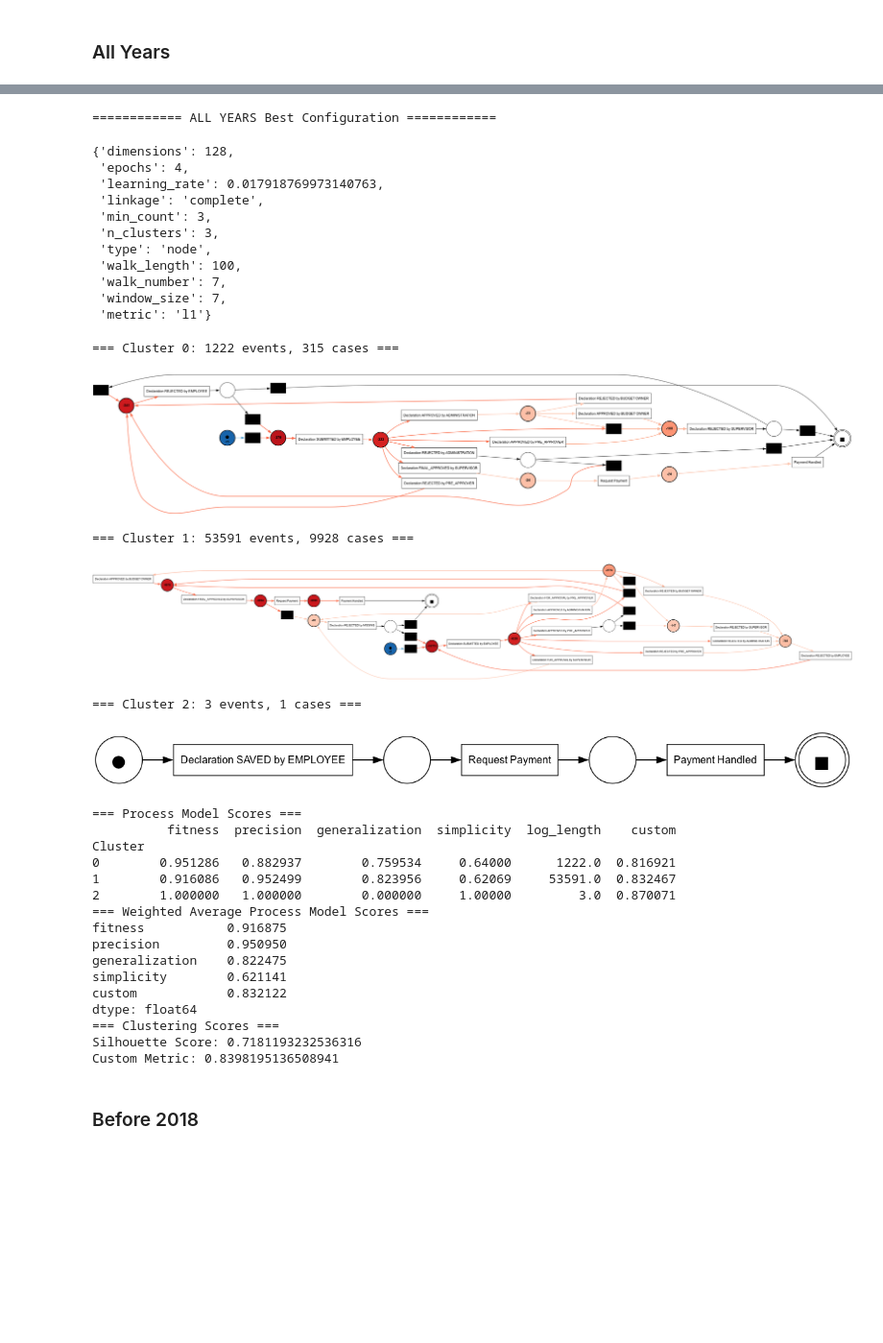
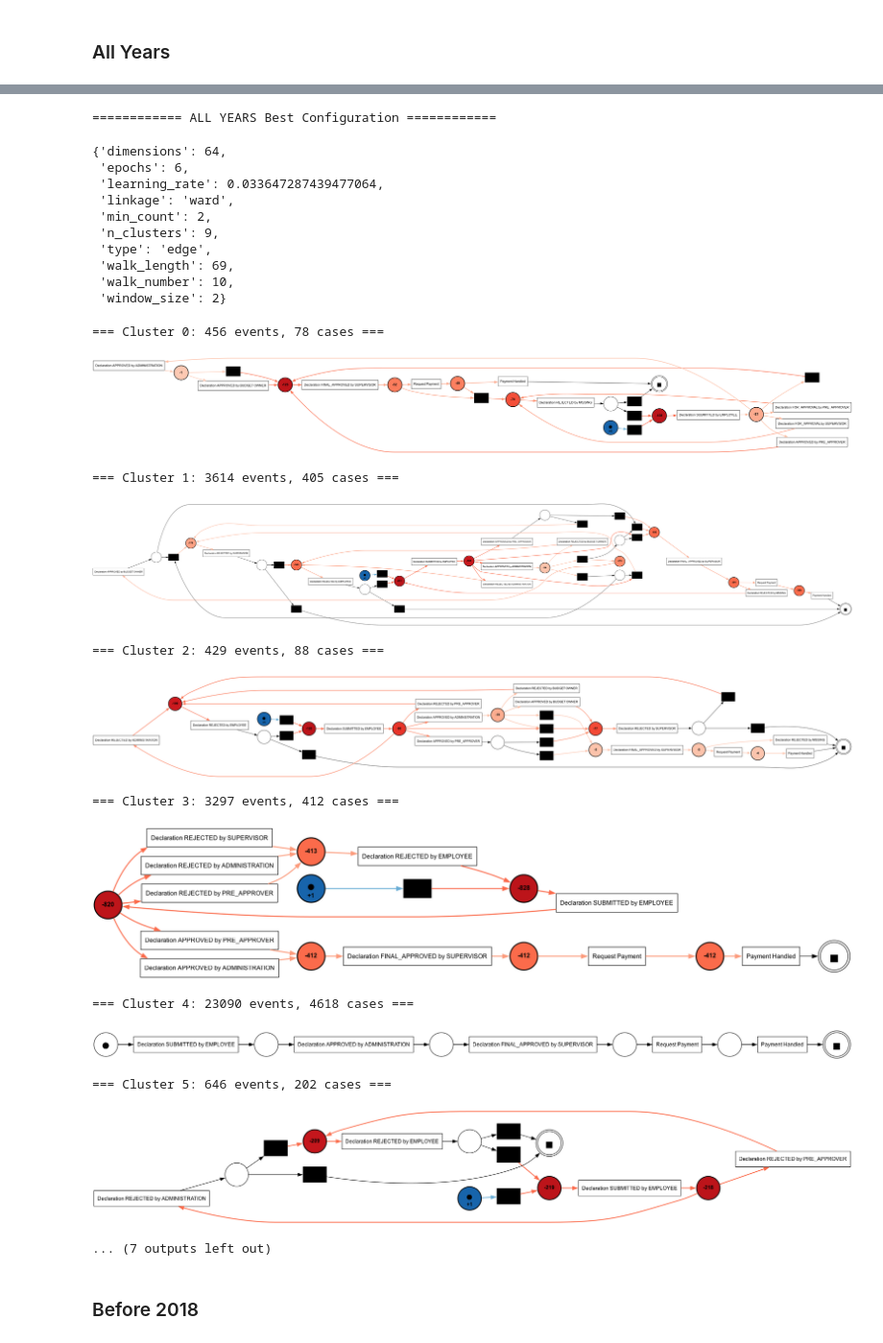
Before and after one commit to collinleiber/LMU_Master_Practical_SoSe24, a Jupyter notebook: practical/ProcessMining/group1/task5/2_tuning-advanced-approach.ipynb, the cells around one changed output, grey strips where cells are left out. Shown at 96% size. Drawn from its saved outputs; the diff is of its cells as text; code cells hidden in the pictures; blank space fills up the shorter version.

```diff
--- a/practical/ProcessMining/group1/task5/2_tuning-advanced-approach.ipynb
+++ b/practical/ProcessMining/group1/task5/2_tuning-advanced-approach.ipynb
@@ -186,7 +186,7 @@ def mine_petri_nets(clustered_logs, encoding, clusters, name=""):
     print(f'=== Clustering Scores ===')
     score = silhouette_score(encoding, clusters)
     print(f'Silhouette Score: {score}')
-    custom_metric = scores_df["custom"].mean()
+    custom_metric = weighted_average_scores["custom"]
     print(f'Custom Metric: {custom_metric}')
 
 def viz_petri_net(log):
@@ -237,10 +237,10 @@ def get_configuration_space():
 
     # Walklets parameters
     type = Categorical("type", ["node", "edge"], default="node")
-    walk_number = Integer("walk_number", (5, 20), default=10)
+    walk_number = Categorical("walk_number", [5, 10, 15, 20], default=10)
     walk_length = Integer("walk_length", (10, 100), default=80)
     dimensions = Categorical("dimensions", [4, 8, 16, 32, 64, 128], default=32)
-    window_size = Integer("window_size", (2, 8), default=4)
+    window_size = Categorical("window_size", [2, 4, 8], default=4)
     epochs = Integer("epochs", (1, 10), default=1)
     learning_rate = Float("learning_rate", (0.01, 0.1), default=0.05)
     min_count = Integer("min_count", (1, 5), default=1)
@@ -248,11 +248,11 @@ def get_configuration_space():
 
     # Agglomerative Clustering parameters
     n_clusters = Integer("n_clusters", (3, 10), default=5)
-    linkage = Categorical("linkage", ["ward", "complete", "average", "single"], default="ward")
-    metric = Categorical("metric", ["euclidean", "l1", "l2", "manhattan", "cosine"], default="euclidean")
+    linkage = Categorical("linkage", ["ward", "complete", "average"], default="ward")
+    metric = Categorical("metric", ["euclidean", "l1", "l2", "cosine"], default="euclidean")
 
     cs.add_hyperparameters([n_clusters, metric, linkage])
-    cs.add_conditions([InCondition(child=metric, parent=linkage, values=["complete", "average", "single"])])
+    cs.add_conditions([InCondition(child=metric, parent=linkage, values=["complete", "average"])])
     return cs
 
 def train(config, seed = 42):
@@ -523,54 +523,44 @@ print("============ ALL YEARS Best Configuration ============")
 incumbent.get_dictionary()
 # %% [output]
 ============ ALL YEARS Best Configuration ============
-{'dimensions': 128,
- 'epochs': 4,
- 'learning_rate': 0.017918769973140763,
- 'linkage': 'complete',
- 'min_count': 3,
- 'n_clusters': 3,
- 'type': 'node',
- 'walk_length': 100,
- 'walk_number': 7,
- 'window_size': 7,
- 'metric': 'l1'}
+{'dimensions': 64,
+ 'epochs': 6,
+ 'learning_rate': 0.033647287439477064,
+ 'linkage': 'ward',
+ 'min_count': 2,
+ 'n_clusters': 9,
+ 'type': 'edge',
+ 'walk_length': 69,
+ 'walk_number': 10,
+ 'window_size': 2}
 # %%
 # final models
 log = LOGS['all']
 ids, traces = get_traces_from_log(log)
 graph = create_graph(log)
 graph, mapped_traces = apply_mapping(graph, traces)
 
 config_dict = incumbent.get_dictionary()
 vectors = generate_walklets_node_embeddings(graph, mapped_traces, walk_number=config_dict["walk_number"], walk_length=config_dict["walk_length"], dimensions=config_dict["dimensions"], window_size=config_dict["window_size"], epochs=config_dict["epochs"], workers=8,learning_rate=config_dict["learning_rate"], min_count=config_dict["min_count"],
          seed=42)
 encoding_df = get_encoding_df(vectors, ids)
 clusters = cluster_data_hierarchical(encoding_df, n_clusters=config_dict["n_clusters"], metric=config_dict.get("metric", "euclidean"), linkage=config_dict["linkage"])
 clustered_logs = split_log_by_clusters(add_clusters_to_log(log, encoding_df, clusters))
-mine_petri_nets(clustered_logs, encoding_df.iloc[:, 1:], clusters, name="Walklets + Agglomerative Clustering")
+mine_petri_nets(clustered_logs, encoding_df.iloc[:, 1:], clusters, name="All Years")
 # %% [output]
-=== Cluster 0: 1222 events, 315 cases ===
+=== Cluster 0: 456 events, 78 cases ===
-[figure, old version]
+[figure, new version]
-=== Cluster 1: 53591 events, 9928 cases ===
+=== Cluster 1: 3614 events, 405 cases ===
-[figure, old version]
+[figure, new version]
-=== Cluster 2: 3 events, 1 cases ===
+=== Cluster 2: 429 events, 88 cases ===
-[figure, old version]
+[figure, new version]
-=== Process Model Scores ===
-          fitness  precision  generalization  simplicity  log_length    custom
-Cluster
-0        0.951286   0.882937        0.759534     0.64000      1222.0  0.816921
-1        0.916086   0.952499        0.823956     0.62069     53591.0  0.832467
-2        1.000000   1.000000        0.000000     1.00000         3.0  0.870071
-=== Weighted Average Process Model Scores ===
-fitness           0.916875
-precision         0.950950
-generalization    0.822475
-simplicity        0.621141
-custom            0.832122
-dtype: float64
-=== Clustering Scores ===
-Silhouette Score: 0.7181193232536316
-Custom Metric: 0.8398195136508941
+=== Cluster 3: 3297 events, 412 cases ===
+[figure, added]
+=== Cluster 4: 23090 events, 4618 cases ===
+[figure, added]
+=== Cluster 5: 646 events, 202 cases ===
+[figure, added]
+... (7 outputs left out)
 # %% [markdown]
 ### Before 2018
 # %%
```
Also changed, not shown: parts of 13 cells of this notebook.
